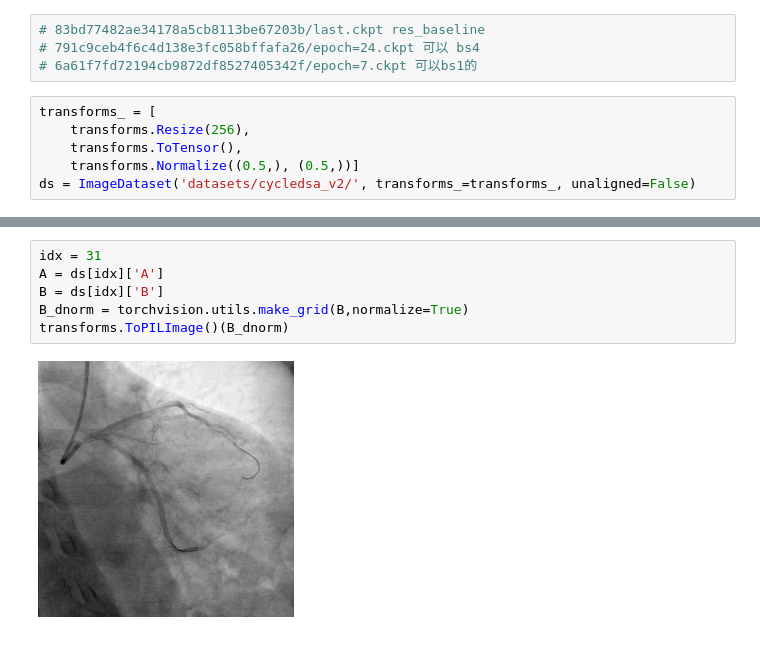
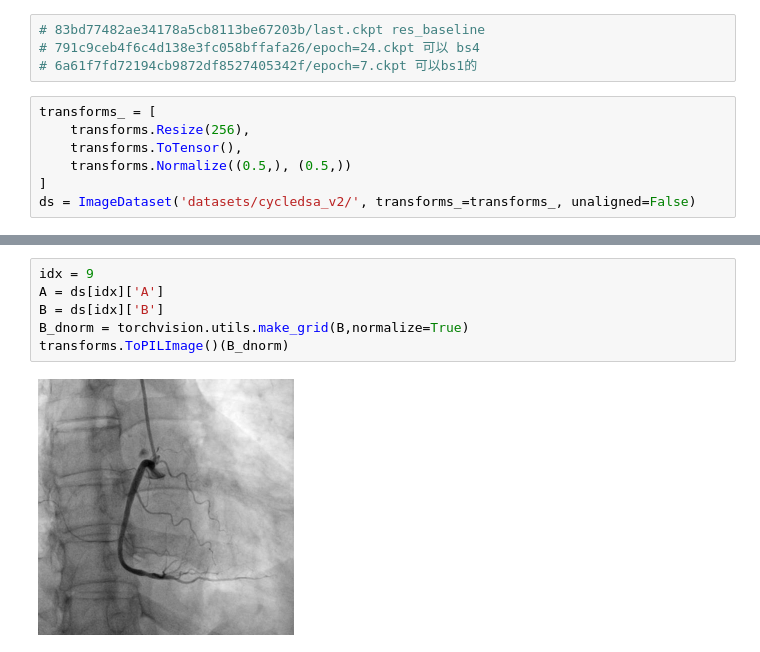
Before and after one commit to newfyu/DSAGAN, a Jupyter notebook: dev.ipynb, the cells around one changed output, grey strips where cells are left out. Drawn from its saved outputs; the diff is of its cells as text.

```diff
--- a/dev.ipynb
+++ b/dev.ipynb
@@ -18,6 +19,7 @@ from PIL import Image
 transforms_ = [
     transforms.Resize(256),
     transforms.ToTensor(),
-    transforms.Normalize((0.5,), (0.5,))]
+    transforms.Normalize((0.5,), (0.5,))
+]
 ds = ImageDataset('datasets/cycledsa_v2/', transforms_=transforms_, unaligned=False)
 # %%
@@ -37,13 +45,13 @@ netG_B2A.load_state_dict(checkpoint['netG_B2A'])
 # %% [output]
 <All keys matched successfully>
 # %%
-idx = 31
+idx = 9
 A = ds[idx]['A']
 B = ds[idx]['B']
 B_dnorm = torchvision.utils.make_grid(B,normalize=True)
 transforms.ToPILImage()(B_dnorm)
 # %% [output]
-[figure, old version]
+[figure, new version]
 # %%
 fakeA = netG_B2A.model(B.unsqueeze(0))
 out = (fakeA[0]>0.01).float()
```
Also changed, not shown: parts of 9 cells of this notebook, 2 other files.
